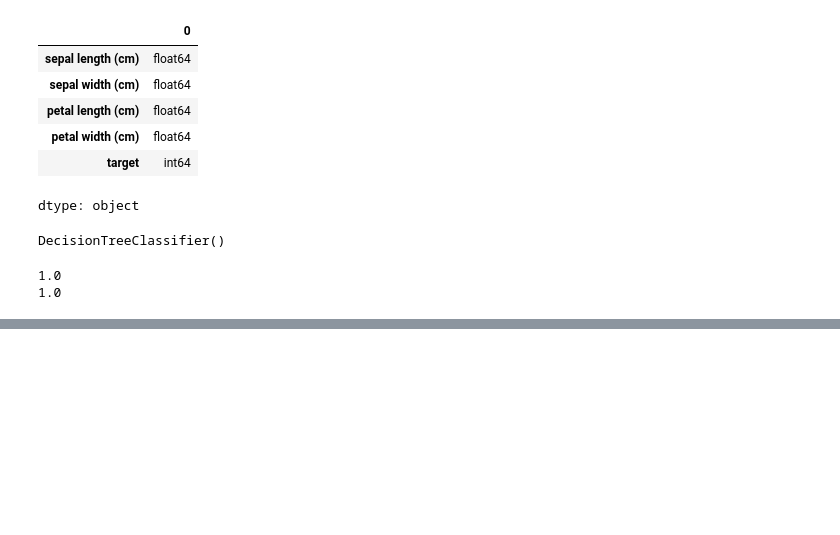
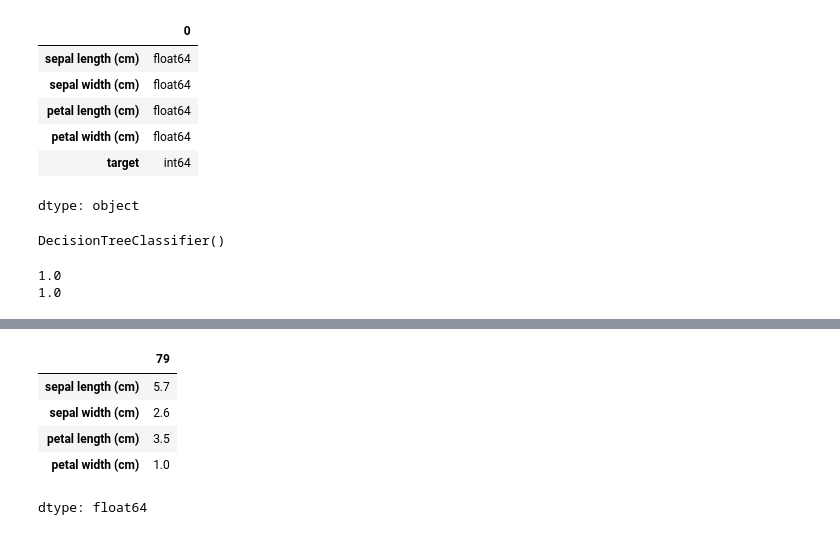
Before and after one commit to denverkim/ALGORITHM, a Jupyter notebook: ALGORITHM_LAB10.ipynb, the cells around one changed output, grey strips where cells are left out. Saved outputs shown, nothing was run; the diff lists cells and outputs as text; code cells hidden in the pictures; blank space fills up the shorter version.

```diff
--- a/ALGORITHM_LAB10.ipynb
+++ b/ALGORITHM_LAB10.ipynb
@@ -109,0 +174,9 @@ print(accuracy_score(y_test, y_pred))
+# %%
+x_test.iloc[1]
+# %% [output]
+|  | 79 |
+| sepal length (cm) | 5.7 |
+| sepal width (cm) | 2.6 |
+| petal length (cm) | 3.5 |
+| petal width (cm) | 1.0 |
+dtype: float64
```
Also changed, not shown: parts of 10 cells of this notebook.
